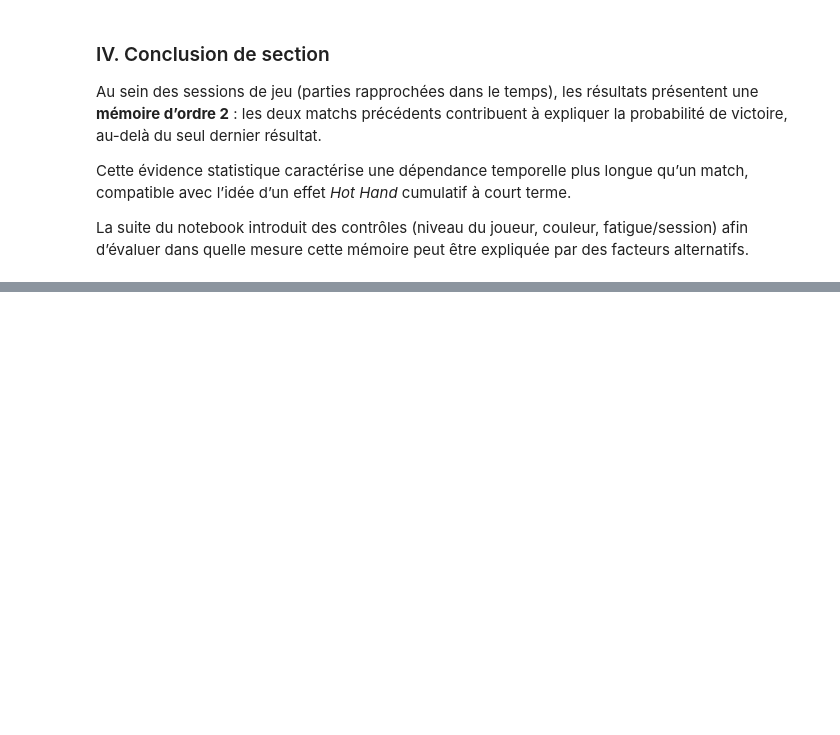
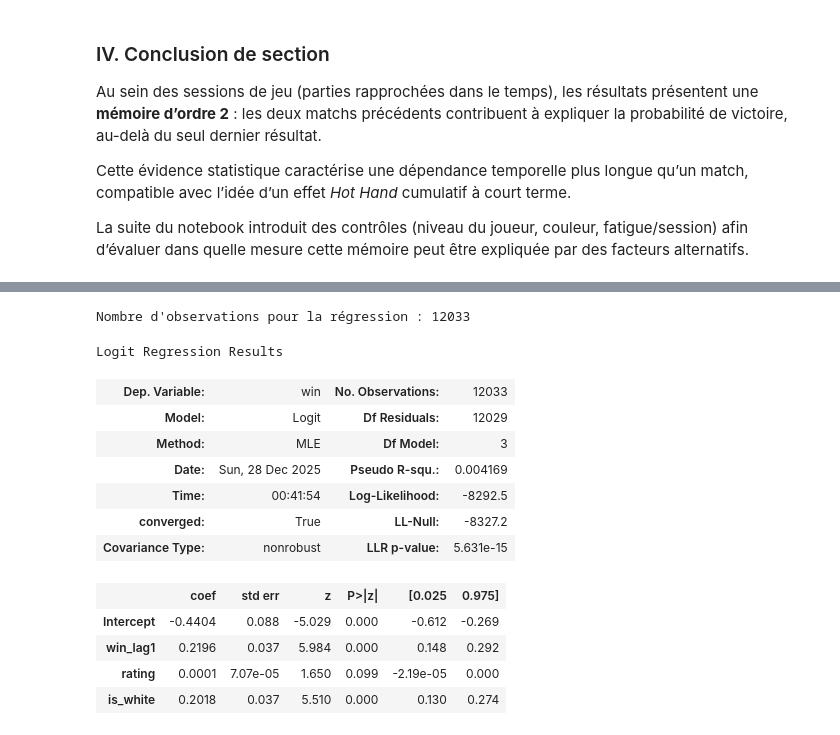
Before and after one commit to tristanTRT/Projet-info-2A, a Jupyter notebook: Scripts_analyse_data/Analyse_data.ipynb, the cells around one changed output, grey strips where cells are left out. Saved outputs shown, nothing was run; the diff lists cells and outputs as text; code cells hidden in the pictures; blank space fills up the shorter version.

```diff
--- a/Scripts_analyse_data/Analyse_data.ipynb
+++ b/Scripts_analyse_data/Analyse_data.ipynb
@@ -1065,0 +702,28 @@ Lancement de la simulation (500 permutations)... Patience.
+# %%
+# Dataset pour régression intra-session
+df_reg = df_mk_sess.dropna(subset=["win", "win_lag1", "rating", "is_white"]).copy()
+
+print(f"Nombre d'observations pour la régression : {len(df_reg)}")
+
+# Modèle logistique
+model = smf.logit(
+    formula="win ~ win_lag1 + rating + is_white",
+    data=df_reg
+).fit(disp=0)
+
+model.summary()
+# %% [output]
+Nombre d'observations pour la régression : 12033
+Logit Regression Results
+| Dep. Variable: | win | No. Observations: | 12033 |
+| Model: | Logit | Df Residuals: | 12029 |
+| Method: | MLE | Df Model: | 3 |
+| Date: | Sun, 28 Dec 2025 | Pseudo R-squ.: | 0.004169 |
+| Time: | 00:41:54 | Log-Likelihood: | -8292.5 |
+| converged: | True | LL-Null: | -8327.2 |
+| Covariance Type: | nonrobust | LLR p-value: | 5.631e-15 |
+|  | coef | std err | z | P>|z| | [0.025 | 0.975] |
+| Intercept | -0.4404 | 0.088 | -5.029 | 0.000 | -0.612 | -0.269 |
+| win_lag1 | 0.2196 | 0.037 | 5.984 | 0.000 | 0.148 | 0.292 |
+| rating | 0.0001 | 7.07e-05 | 1.650 | 0.099 | -2.19e-05 | 0.000 |
+| is_white | 0.2018 | 0.037 | 5.510 | 0.000 | 0.130 | 0.274 |
```
Also changed, not shown: parts of 30 cells of this notebook.
